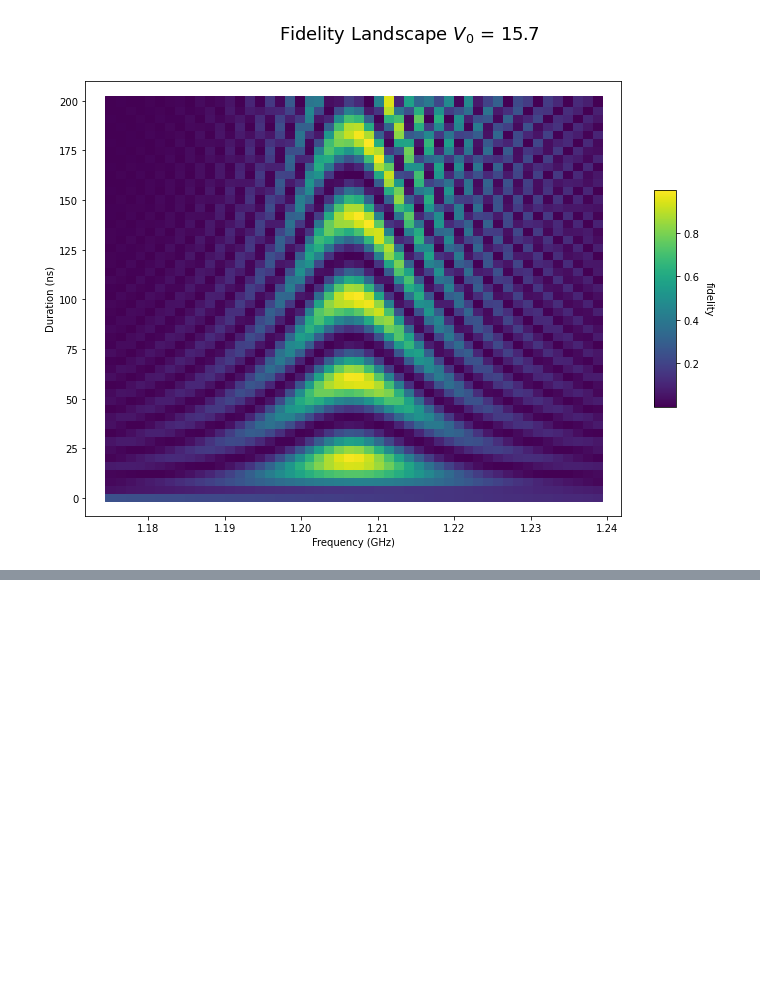
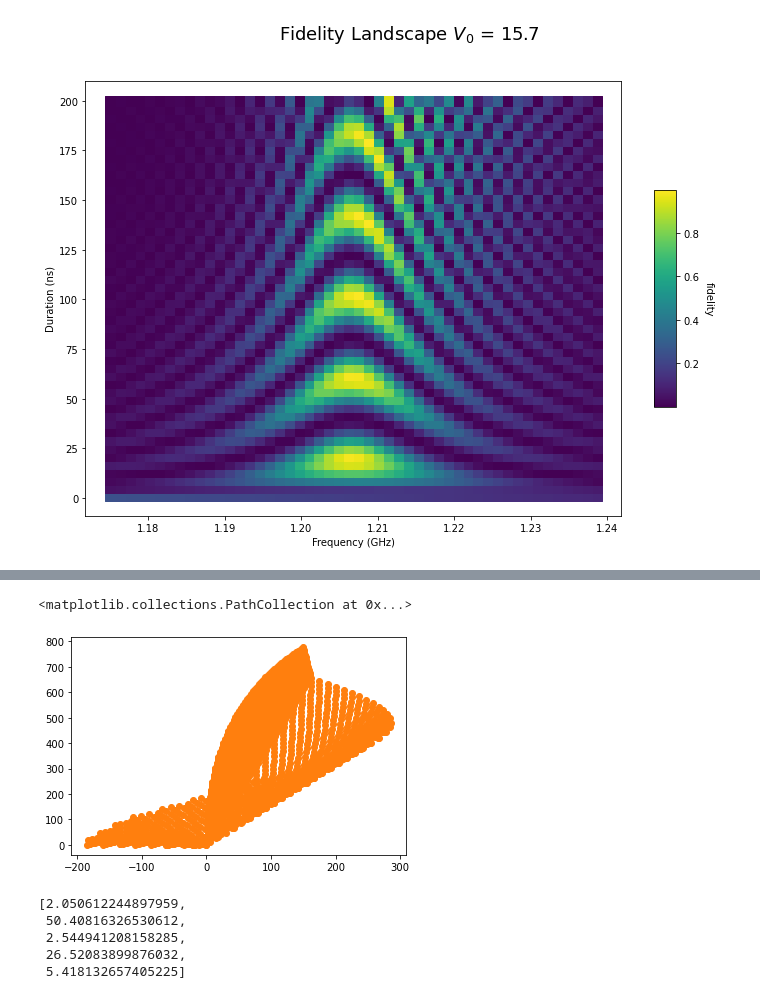
Before and after one commit to david-gorski/subharmonic_superconducting_qubits, a Jupyter notebook: debug/experimental_september_system.ipynb, the cells around one changed output, grey strips where cells are left out. Drawn from its saved outputs; the diff is of its cells as text; code cells hidden in the pictures; blank space fills up the shorter version.

```diff
--- a/debug/experimental_september_system.ipynb
+++ b/debug/experimental_september_system.ipynb
@@ -285,0 +389,40 @@ cbar.ax.get_yaxis().labelpad = 15
+# %%
+def test(E_c, E_j):
+    a = destroy(basis_size)
+    n_hat = Qobj((E_j / (32 * E_c)) ** (1 / 4) * (a.dag() - a))
+    theta_hat = Qobj(
+        ((2 * E_c) / E_j) ** (1 / 4) * (a.dag() + a)
+    )
+    energies = (-4 * E_c * n_hat ** 2 - E_j * theta_hat.cosm()).eigenenergies()
+    first_energy_spacing = (energies[1] - energies[0])
+    omega = first_energy_spacing
+    anharm = - ((energies[2] - energies[1]) - (energies[1] - energies[0]))
+    return omega, anharm
+
+anharms = []
+omegas = []
+best = [100, 100]
+last_best = 10
+for c in np.linspace(0.01, 100):
+    for j in np.linspace(10, 1000):
+        o, a = test(c,j)
+        anharms.append(a)
+        omegas.append(o)
+        anharm_diff = np.abs(system.anharm - a)
+        omega_diff = np.abs(system.omega_01 - o)
+        if (anharm_diff+omega_diff) < last_best:
+            last_best = (anharm_diff+omega_diff)
+            best = [c, j, a, o, last_best]
+plt.scatter(system.anharm, system.omega_01)
+plt.scatter(anharms, omegas)
+# %% [output]
+<matplotlib.collections.PathCollection at 0x...>
+[figure, added]
+# %%
+best
+# %% [output]
+[2.050612244897959,
+ 50.40816326530612,
+ 2.544941208158285,
+ 26.52083899876032,
+ 5.418132657405225]
```
Also changed, not shown: parts of 5 cells of this notebook, 18 other files.
